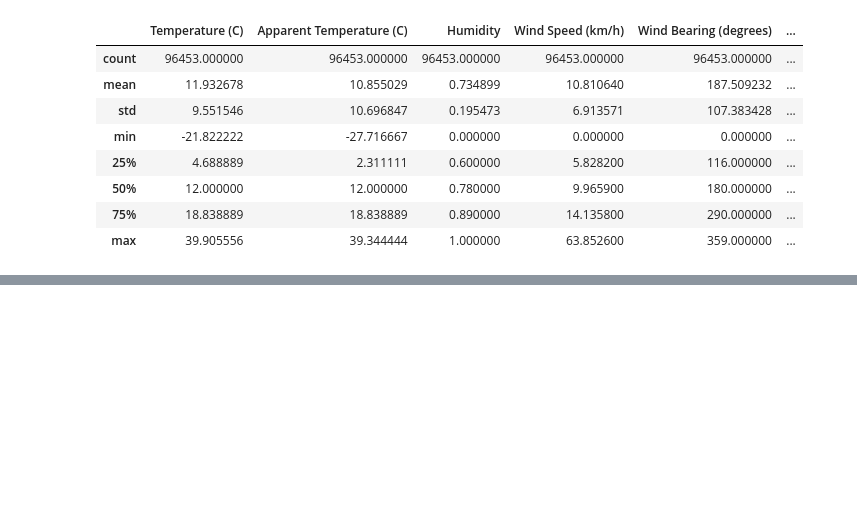
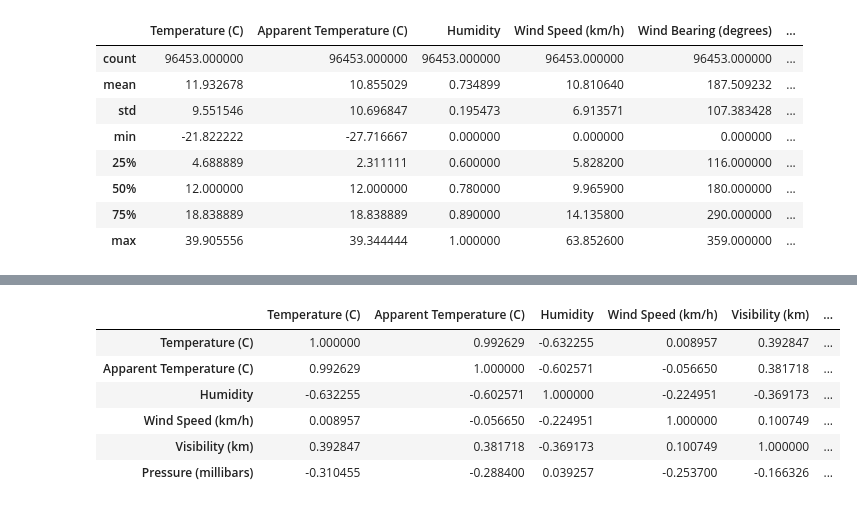
Before and after one commit to CMC-NCKH-2026/Weather_forcasting, a Jupyter notebook: notebooks/Data_Analysis.ipynb, the cells around one changed output, grey strips where cells are left out. Cells and saved outputs as stored; diff of their text form; code cells hidden in the pictures; blank space fills up the shorter version.

```diff
--- a/notebooks/Data_Analysis.ipynb
+++ b/notebooks/Data_Analysis.ipynb
@@ -46,0 +100,12 @@ df.describe()
+# %%
+numeric_cols = ['Temperature (C)', 'Apparent Temperature (C)', 'Humidity', 'Wind Speed (km/h)', 'Visibility (km)', 'Pressure (millibars)']
+corr_matrix = df[numeric_cols].corr()
+corr_matrix
+# %% [output]
+|  | Temperature (C) | Apparent Temperature (C) | Humidity | Wind Speed (km/h) | Visibility (km) | ... |
+| Temperature (C) | 1.000000 | 0.992629 | -0.632255 | 0.008957 | 0.392847 | ... |
+| Apparent Temperature (C) | 0.992629 | 1.000000 | -0.602571 | -0.056650 | 0.381718 | ... |
+| Humidity | -0.632255 | -0.602571 | 1.000000 | -0.224951 | -0.369173 | ... |
+| Wind Speed (km/h) | 0.008957 | -0.056650 | -0.224951 | 1.000000 | 0.100749 | ... |
+| Visibility (km) | 0.392847 | 0.381718 | -0.369173 | 0.100749 | 1.000000 | ... |
+| Pressure (millibars) | -0.310455 | -0.288400 | 0.039257 | -0.253700 | -0.166326 | ... |
```
Also changed, not shown: parts of 11 cells of this notebook, 4 other files.
